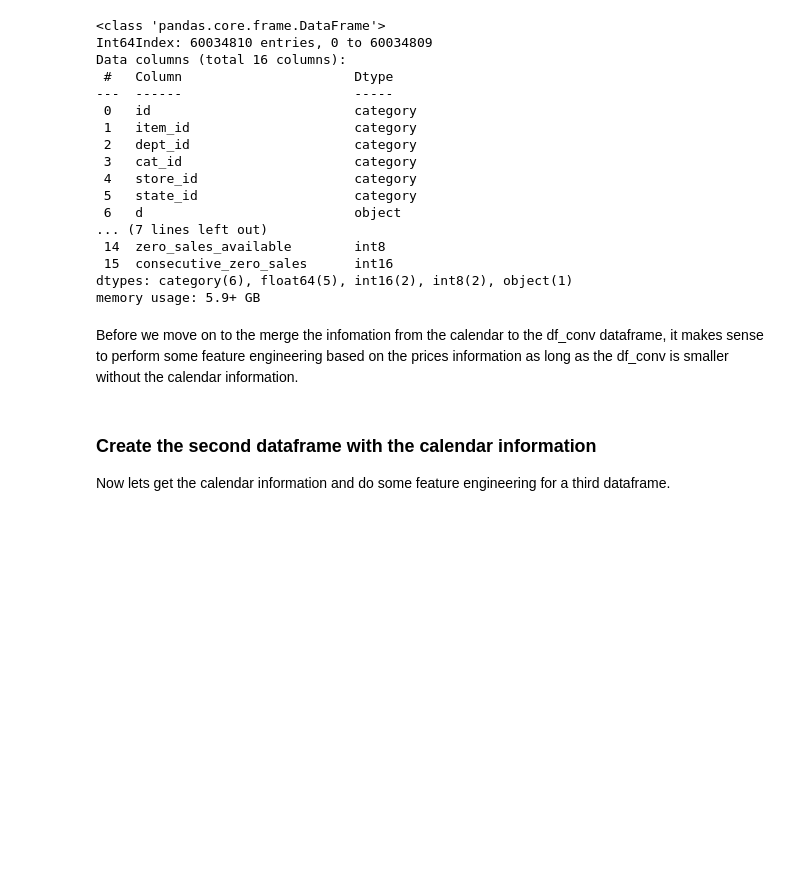
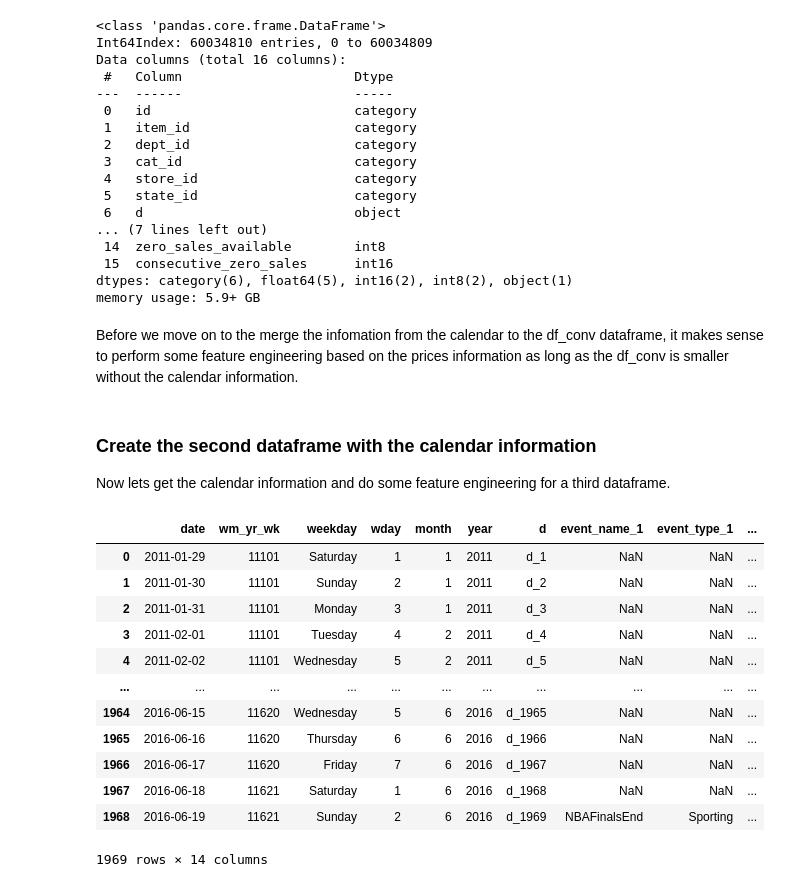
Before and after one commit to matthiasf1/Kaggle_M5PointPrediction, a Jupyter notebook: src/Final_Data_Prep.ipynb, the cells around one changed output. Cells and saved outputs as stored; diff of their text form; code cells hidden in the pictures; blank space fills up the shorter version.

```diff
--- a/src/Final_Data_Prep.ipynb
+++ b/src/Final_Data_Prep.ipynb
@@ -478,5 +465,21 @@ df_conv['year_normalized'] = ((df_conv['year'] - min_year) / (max_year - min_yea
 df_conv.drop('year', axis=1, inplace=True)
 ########################################################################################################################
+# %%
+df_cal
+# %% [output]
+|  | date | wm_yr_wk | weekday | wday | month | year | d | event_name_1 | event_type_1 | ... |
+| 0 | 2011-01-29 | 11101 | Saturday | 1 | 1 | 2011 | d_1 | NaN | NaN | ... |
+| 1 | 2011-01-30 | 11101 | Sunday | 2 | 1 | 2011 | d_2 | NaN | NaN | ... |
+| 2 | 2011-01-31 | 11101 | Monday | 3 | 1 | 2011 | d_3 | NaN | NaN | ... |
+| 3 | 2011-02-01 | 11101 | Tuesday | 4 | 2 | 2011 | d_4 | NaN | NaN | ... |
+| 4 | 2011-02-02 | 11101 | Wednesday | 5 | 2 | 2011 | d_5 | NaN | NaN | ... |
+| ... | ... | ... | ... | ... | ... | ... | ... | ... | ... | ... |
+| 1964 | 2016-06-15 | 11620 | Wednesday | 5 | 6 | 2016 | d_1965 | NaN | NaN | ... |
+| 1965 | 2016-06-16 | 11620 | Thursday | 6 | 6 | 2016 | d_1966 | NaN | NaN | ... |
+| 1966 | 2016-06-17 | 11620 | Friday | 7 | 6 | 2016 | d_1967 | NaN | NaN | ... |
+| 1967 | 2016-06-18 | 11621 | Saturday | 1 | 6 | 2016 | d_1968 | NaN | NaN | ... |
+| 1968 | 2016-06-19 | 11621 | Sunday | 2 | 6 | 2016 | d_1969 | NBAFinalsEnd | Sporting | ... |
+1969 rows × 14 columns
 # %%
 # save to pickle and delete df_cal from memory because no longer needed
 df_conv.to_pickle(src_dir + 'processed_data/' + 'df_3.pkl')
```
Also changed, not shown: parts of 4 cells of this notebook, 6 other files.
